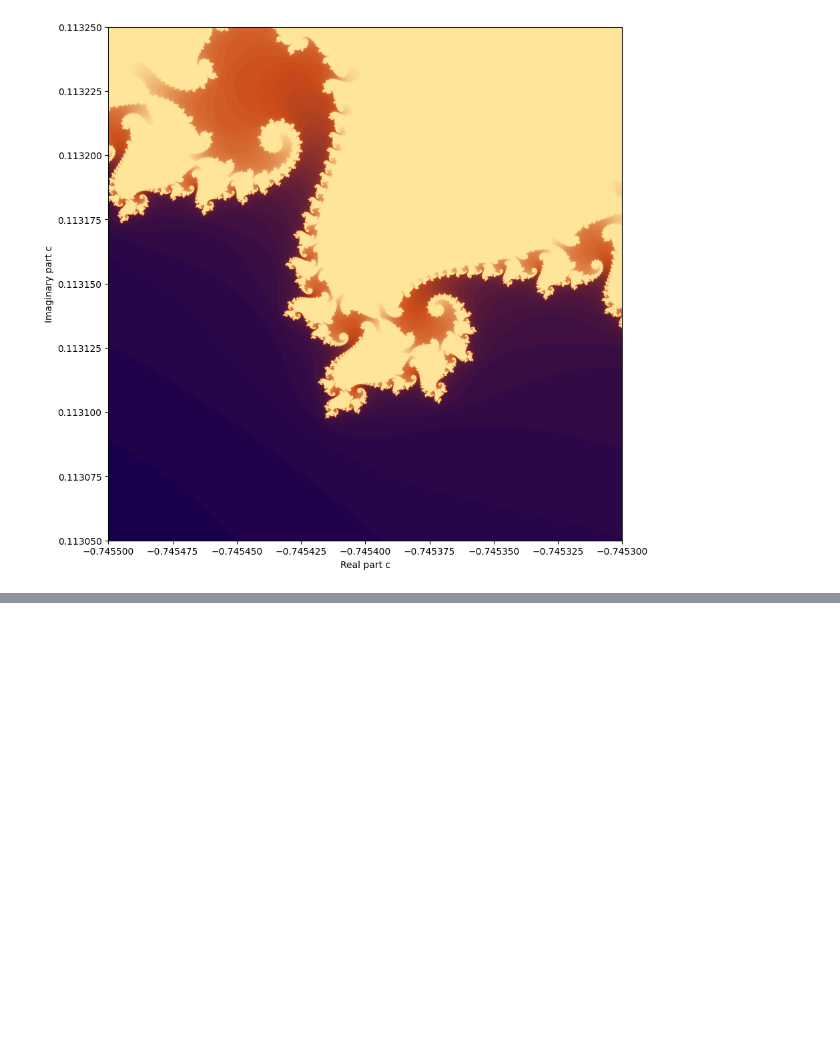
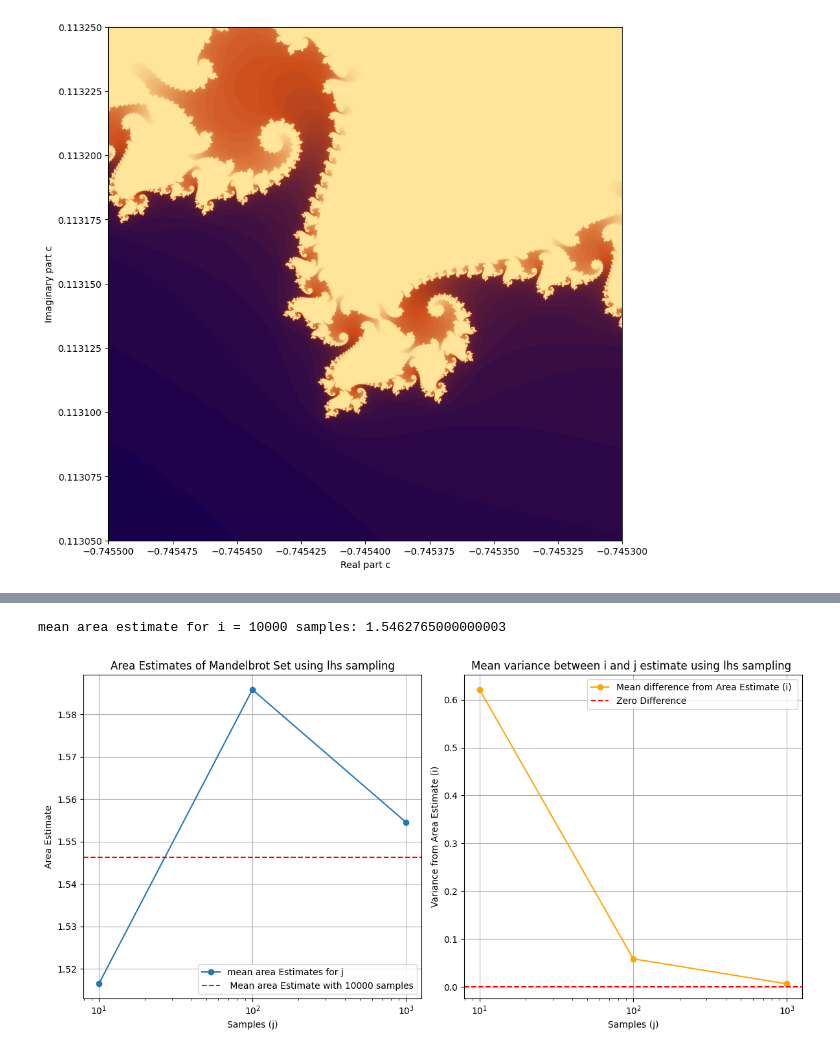
Before and after one commit to imaanb/StochSim_A1, a Jupyter notebook: opdr1.ipynb, the cells around one changed output, grey strips where cells are left out. Cells and saved outputs as stored; diff of their text form; code cells hidden in the pictures; blank space fills up the shorter version.

```diff
--- a/opdr1.ipynb
+++ b/opdr1.ipynb
@@ -414,0 +361,5 @@ Estimated area for 10000000 samples and 100 iterations: 1.5448158
+# %%
+sample_plot(i, j, n_iterations, "lhs", n_runs)
+# %% [output]
+mean area estimate for i = 10000 samples: 1.5462765000000003
+[figure, added]
```
Also changed, not shown: parts of 7 cells of this notebook.
